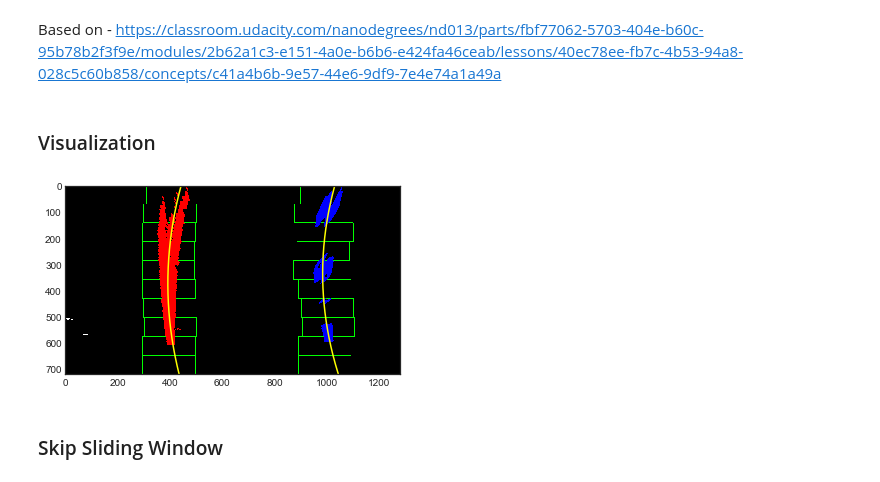
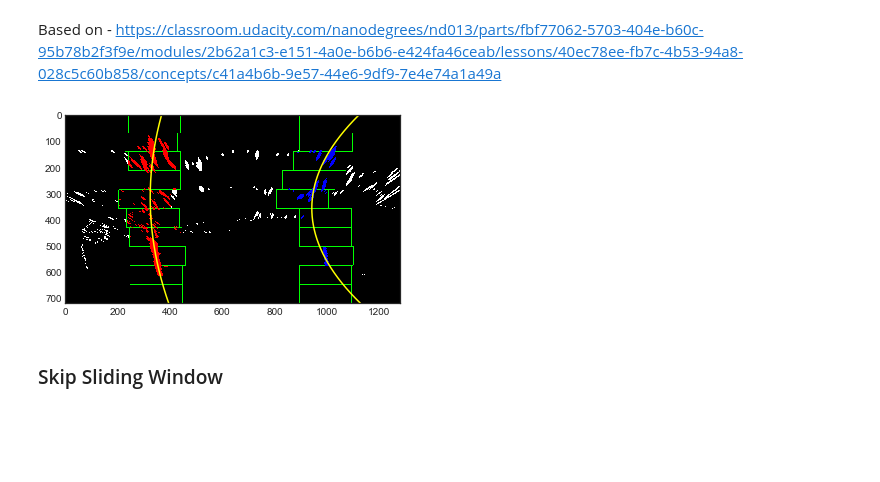
Before and after one commit to BernhardRode/CarND-Advanced-Lane-Lines, a Jupyter notebook: CarND-Advanced-Lane-Lines-P4-Part1.ipynb, the cells around one changed output. Cells and saved outputs as stored; diff of their text form; code cells hidden in the pictures; blank space fills up the shorter version.

```diff
--- a/CarND-Advanced-Lane-Lines-P4-Part1.ipynb
+++ b/CarND-Advanced-Lane-Lines-P4-Part1.ipynb
@@ -96,8 +96,8 @@ import matplotlib.image as mpimg
 # %% [markdown]
 ### Setup Variables
 # %%
-test_image = "test_images/test3.jpg"
-test_image_output = "output_images/test3_undist.jpg"
+test_image = "test_images/test5.jpg"
+test_image_output = "output_images/test5_undist.jpg"
 dashboard_crop = 50
 # %% [markdown]
 ### Load dist_pickle
@@ -399,14 +422,5 @@ test_binary_warped = "output_images/test3_binary_warped.jpg"
 # %% [markdown]
 ### Perspective transform
-# %%
-dist_pickle = pickle.load( open(camera_calibration_pickle, "rb" ) )
-mtx = dist_pickle["mtx"]
-dist = dist_pickle["dist"]
-objpoints = dist_pickle["objpoints"]
-imgpoints = dist_pickle["imgpoints"]
-
-img = mpimg.imread(test_image)
-pipelined = pipeline(img, mtx, dist, dashboard_crop=50)
 # %%
 def warp(img, src, dst, M):
     img_size = (img.shape[1], img.shape[0])
@@ -498,8 +524,8 @@ True
 # %% [markdown]
 ### Setup Variables
 # %%
-test_histogram = "output_images/test3_histogram.jpg"
-test_sliding_window = "output_images/test3_sliding_window.jpg"
+test_histogram = "output_images/test5_histogram.jpg"
+test_sliding_window = "output_images/test5_sliding_window.jpg"
 test_skip_sliding_window = "test_images/test4.jpg"
 test_skip_sliding_window_output = "output_images/test4_sliding_window.jpg"
 test_fake_data_output = "output_images/test4_fake_data.jpg"
@@ -515,8 +541,10 @@ objpoints = dist_pickle["objpoints"]
 imgpoints = dist_pickle["imgpoints"]
 
 img = mpimg.imread(test_image)
-binary_combined = pipeline_combined(img, mtx, dist, dashboard_crop=50)
-binary_warped = warp(binary_combined, src, dst, M)
+img_warped = mpimg.imread(test_image)
+undist = cv2.undistort(img, mtx, dist, None, mtx)
+binary = pipeline(undist)
+binary_warped = warp(binary, src, dst, M)
 
 histogram = np.sum(binary_warped[binary_warped.shape[0]//2:,:], axis=0)
 plt.plot(histogram)
@@ -619,16 +650,27 @@ out_img[nonzeroy[right_lane_inds], nonzerox[right_lane_inds]] = [0, 0, 255]
-# %% [markdown]
-### Visualization
 # %%
-# Generate x and y values for plotting
+dist_pickle = pickle.load( open(camera_calibration_pickle, "rb" ) )
+mtx = dist_pickle["mtx"]
+dist = dist_pickle["dist"]
+objpoints = dist_pickle["objpoints"]
+imgpoints = dist_pickle["imgpoints"]
+
+img = mpimg.imread(test_image)
+img_warped = mpimg.imread(test_image)
+undist = cv2.undistort(img, mtx, dist, None, mtx)
+binary = pipeline(undist)
+binary_warped = warp(binary, src, dst, M)
+
+out_img, left_fit, left_fitx, right_fit, right_fitx, ploty = find_sliding_window(binary_warped)
+
 plt.imshow(out_img)
 plt.plot(left_fitx, ploty, color='yellow')
 plt.plot(right_fitx, ploty, color='yellow')
 plt.xlim(0, 1280)
 plt.ylim(720, 0)
 
 plt.savefig(test_sliding_window)
 # %% [output]
-[figure, old version]
+[figure, new version]
 # %% [markdown]
 ### Skip Sliding Window
 # %%
```
Also changed, not shown: parts of 24 cells of this notebook, 30 other files.
